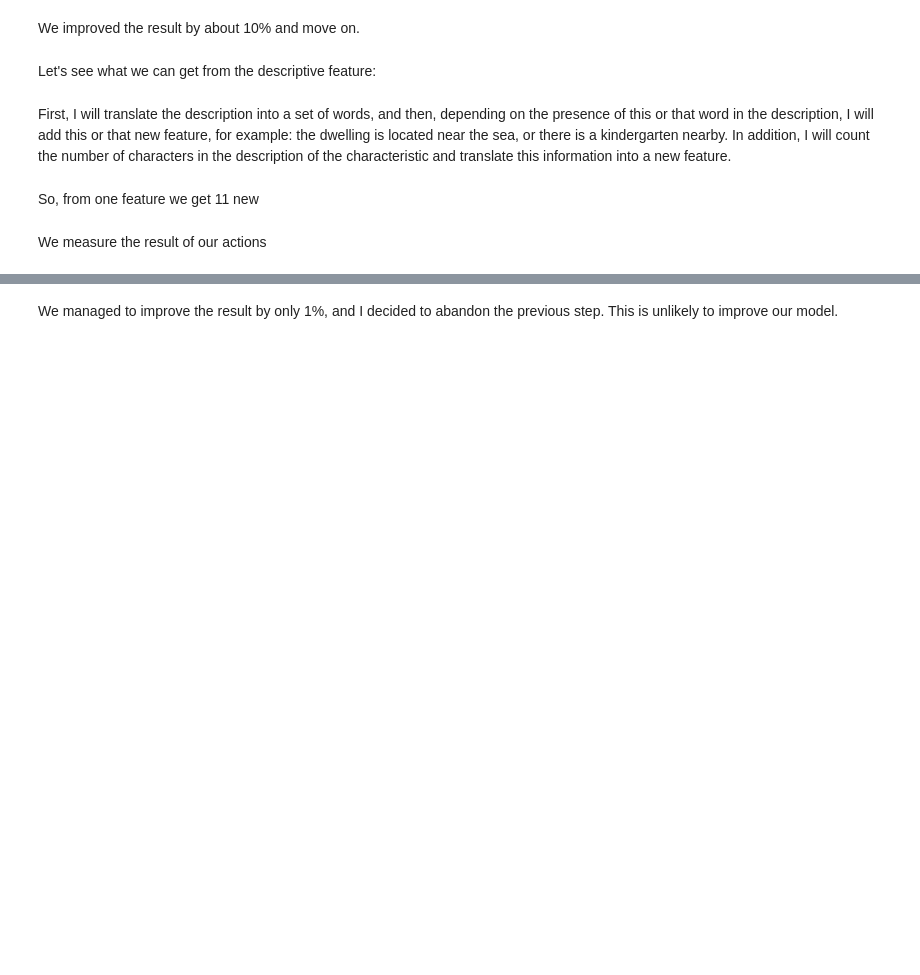
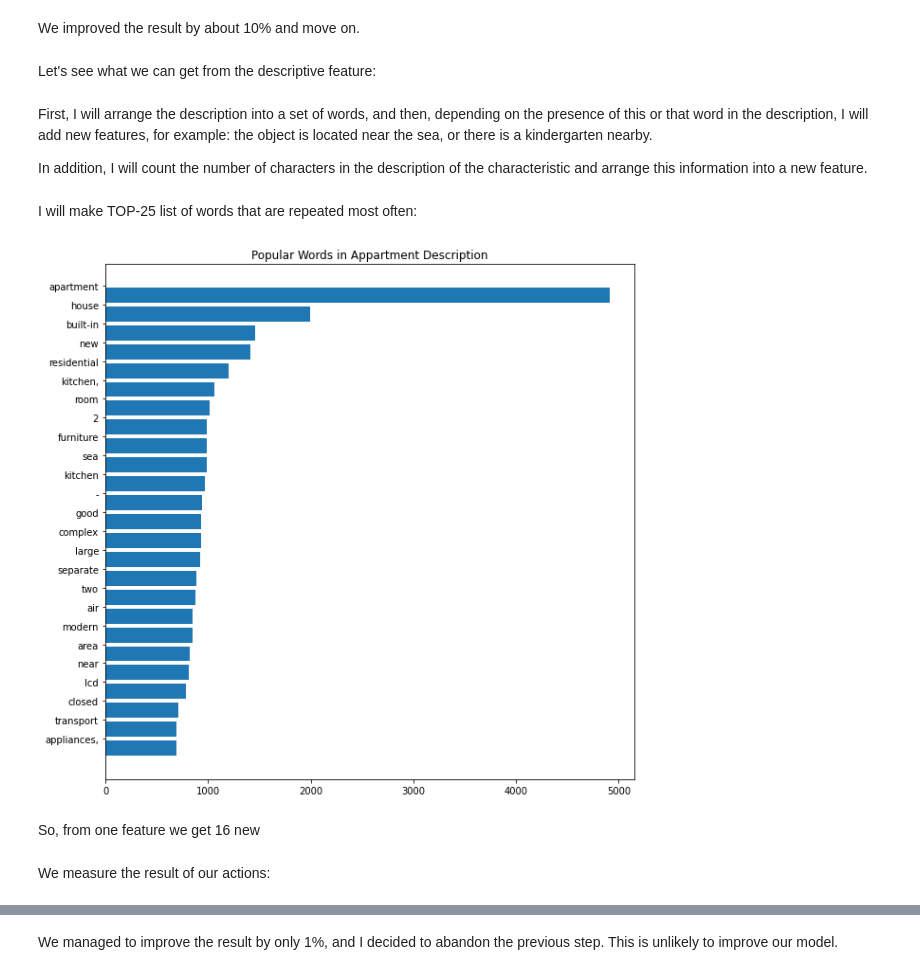
Before and after one commit to dmkravtsov/odessapricepredictor, a Jupyter notebook: api/project.ipynb, the cells around one changed output, grey strips where cells are left out. Drawn from its saved outputs; the diff is of its cells as text; code cells hidden in the pictures; blank space fills up the shorter version.

```diff
--- a/api/project.ipynb
+++ b/api/project.ipynb
@@ -548,7 +553,38 @@ We improved the result by about 10% and move on.
 # %% [markdown]
 Let's see what we can get from the descriptive feature:
 # %% [markdown]
-First, I will translate the description into a set of words, and then, depending on the presence of this or that word in the description, I will add this or that new feature, for example: the dwelling is located near the sea, or there is a kindergarten nearby. In addition, I will count the number of characters in the description of the characteristic and translate this information into a new feature.
+First, I will arrange the description into a set of words, and then, depending on the presence of this or that word in the description, I will add new features, for example: the object is located near the sea, or there is a kindergarten nearby.
+
+In addition, I will count the number of characters in the description of the characteristic and arrange this information into a new feature.
 # %%
 df_2 = df.copy()
+# %%
+## features based on description feature
+
+def remove_punctuation(text):
+    """custom function to remove the punctuation"""
+    return text.translate(str.maketrans('', '', PUNCT_TO_REMOVE))
+
+def lemmatize_words(text):
+    return " ".join([lemmatizer.lemmatize(word) for word in text.split()])
+
+def wordBarGraphFunction(df,column,title):
+    '''top words to graph'''
+    topic_words = [ z.lower() for y in
+                       [ x.split() for x in df[column] if isinstance(x, str)]
+                       for z in y]
+    word_count_dict = dict(Counter(topic_words))
+    popular_words = sorted(word_count_dict, key = word_count_dict.get, reverse = True)
+    popular_words_nonstop = [w for w in popular_words if w not in stopwords.words("english")]
+    plt.barh(range(25), [word_count_dict[w] for w in reversed(popular_words_nonstop[0:25])])
+    plt.yticks([x + 0.5 for x in range(25)], reversed(popular_words_nonstop[0:25]))
+    plt.title(title)
+    plt.show()
+# %% [markdown]
+I will make TOP-25 list of words that are repeated most often:
+# %%
+plt.figure(figsize=(10,10))
+wordBarGraphFunction(df,'desc',"Popular Words in Appartment Description")
+# %% [output]
+[figure, added]
 # %%
@@ -576,8 +607,8 @@ df_2['good']=df_2['desc'].str.contains('good', 'excellent').astype(int)
 df_2.drop('desc', axis=1, inplace=True)
 # %% [markdown]
-So, from one feature we get 11 new
+So, from one feature we get 16 new
 # %% [markdown]
-We measure the result of our actions
+We measure the result of our actions:
 # %%
 
 model_score(df_2)
```
Also changed, not shown: parts of 34 cells of this notebook.
